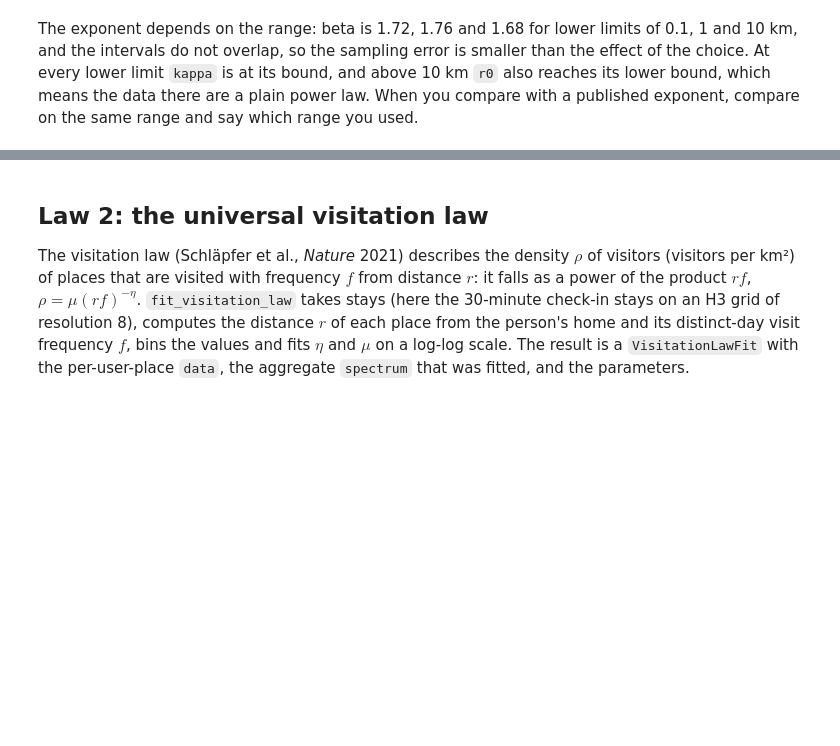
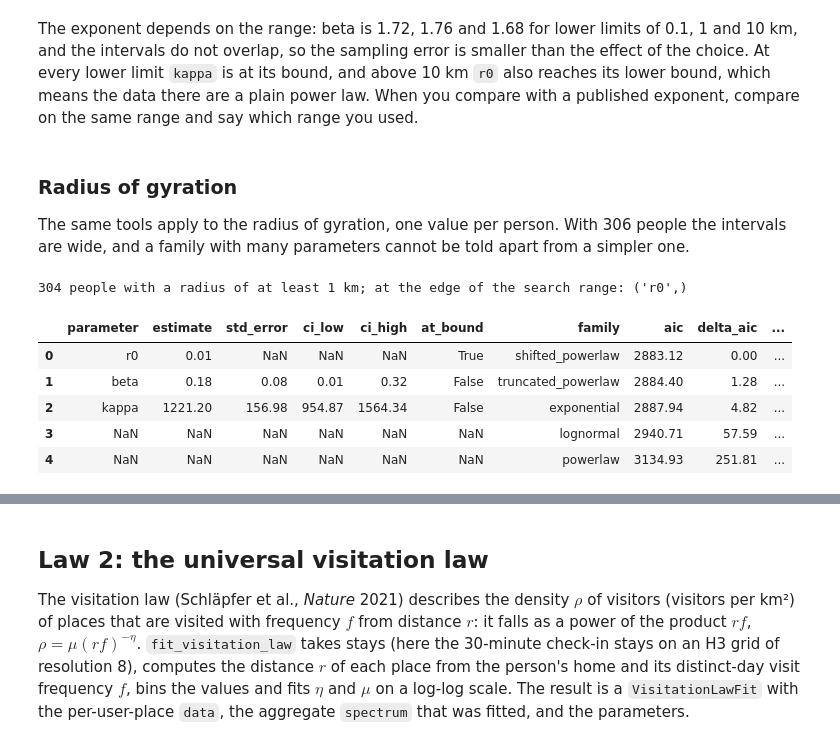
Before and after one commit to gefgu/fastmob, a Jupyter notebook: docs/src/learn/compare-to-mobility-laws.ipynb, the cells around one changed output, grey strips where cells are left out. Drawn from its saved outputs; the diff is of its cells as text; code cells hidden in the pictures; blank space fills up the shorter version.

```diff
--- a/docs/src/learn/compare-to-mobility-laws.ipynb
+++ b/docs/src/learn/compare-to-mobility-laws.ipynb
@@ -131,3 +161,34 @@ pd.DataFrame(rows).round(2)
 | 2 | 10.0 | 57242 | 1.68 | 1.67 to 1.69 | 169542.26 | r0, kappa |
 # %% [markdown]
 The exponent depends on the range: beta is 1.72, 1.76 and 1.68 for lower limits of 0.1, 1 and 10 km, and the intervals do not overlap, so the sampling error is smaller than the effect of the choice. At every lower limit `kappa` is at its bound, and above 10 km `r0` also reaches its lower bound, which means the data there are a plain power law. When you compare with a published exponent, compare on the same range and say which range you used.
+# %% [markdown]
+### Radius of gyration
+
+The same tools apply to the radius of gyration, one value per person. With 306 people the intervals are wide, and a family with many parameters cannot be told apart from a simpler one.
+# %%
+radii = fastmob.radius_of_gyration(checkins)["radius_of_gyration"]
+radius_fit = fit_distance_distribution(
+    radii, "truncated_powerlaw", xmin=1.0, n_bootstrap=100
+)
+print(
+    f"{radius_fit.n} people with a radius of at least 1 km;",
+    "at the edge of the search range:",
+    radius_fit.at_bound or "none",
+)
+pd.concat(
+    [
+        radius_fit.summary().to_pandas().round(2),
+        compare_distance_distributions(radii, xmin=1.0)
+        .to_pandas()[["family", "aic", "delta_aic", "akaike_weight"]]
+        .round(2),
+    ],
+    axis=1,
+)
+# %% [output]
+304 people with a radius of at least 1 km; at the edge of the search range: ('r0',)
+|  | parameter | estimate | std_error | ci_low | ci_high | at_bound | family | aic | delta_aic | ... |
+| 0 | r0 | 0.01 | NaN | NaN | NaN | True | shifted_powerlaw | 2883.12 | 0.00 | ... |
+| 1 | beta | 0.18 | 0.08 | 0.01 | 0.32 | False | truncated_powerlaw | 2884.40 | 1.28 | ... |
+| 2 | kappa | 1221.20 | 156.98 | 954.87 | 1564.34 | False | exponential | 2887.94 | 4.82 | ... |
+| 3 | NaN | NaN | NaN | NaN | NaN | NaN | lognormal | 2940.71 | 57.59 | ... |
+| 4 | NaN | NaN | NaN | NaN | NaN | NaN | powerlaw | 3134.93 | 251.81 | ... |
```
Also changed, not shown: parts of 8 cells of this notebook, 14 other files.
